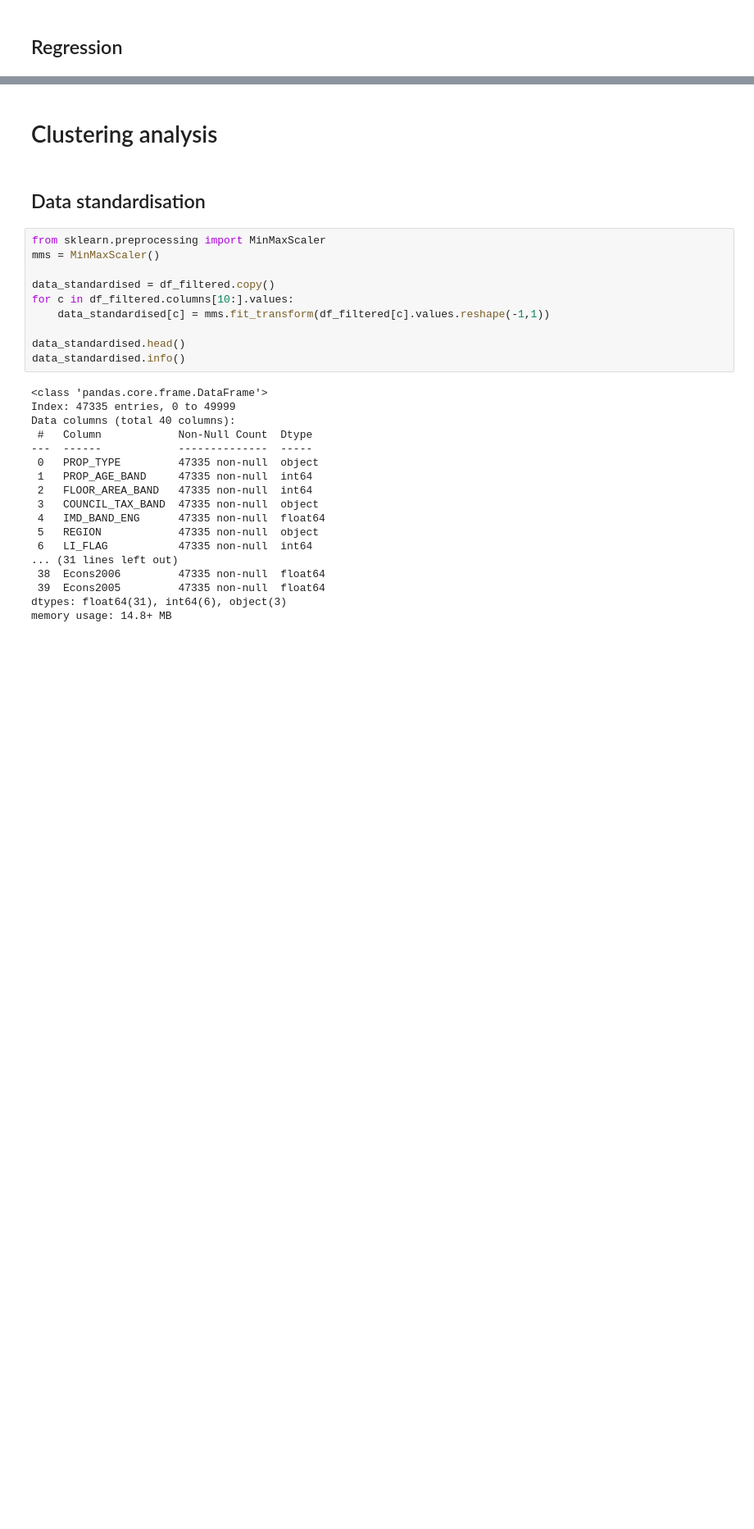
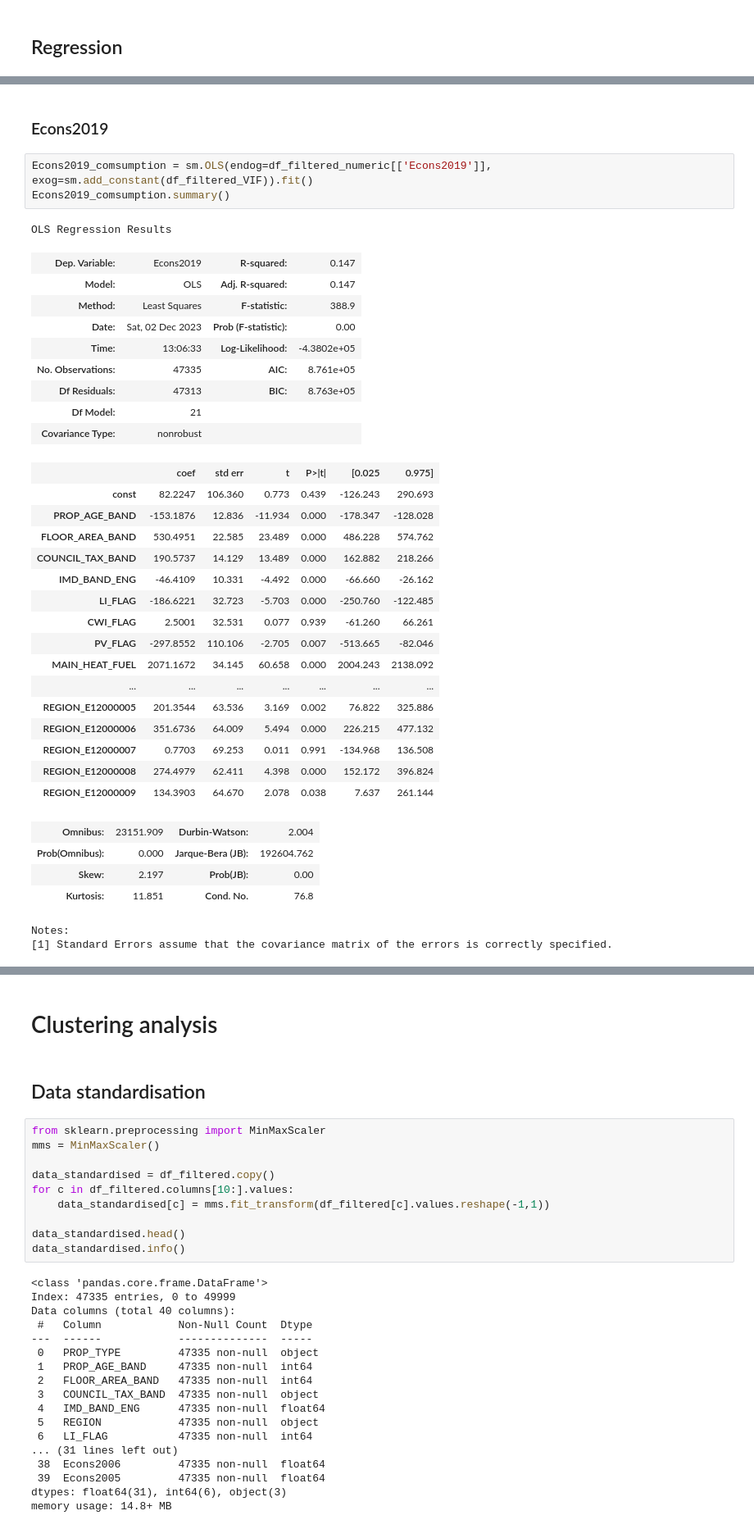
Before and after one commit to gordenleee/QM_Group_Work, a Jupyter notebook: group_assignment.ipynb, the cells around one changed output, grey strips where cells are left out. Shown at 82% size. Cells and saved outputs as stored; diff of their text form; blank space fills up the shorter version.

```diff
--- a/group_assignment.ipynb
+++ b/group_assignment.ipynb
@@ -321,0 +381,38 @@ Notes:
+# %% [markdown]
+### Econs2019
+# %%
+Econs2019_comsumption = sm.OLS(endog=df_filtered_numeric[['Econs2019']], exog=sm.add_constant(df_filtered_VIF)).fit()
+Econs2019_comsumption.summary()
+# %% [output]
+OLS Regression Results
+| Dep. Variable: | Econs2019 | R-squared: | 0.147 |
+| Model: | OLS | Adj. R-squared: | 0.147 |
+| Method: | Least Squares | F-statistic: | 388.9 |
+| Date: | Sat, 02 Dec 2023 | Prob (F-statistic): | 0.00 |
+| Time: | 13:06:33 | Log-Likelihood: | -4.3802e+05 |
+| No. Observations: | 47335 | AIC: | 8.761e+05 |
+| Df Residuals: | 47313 | BIC: | 8.763e+05 |
+| Df Model: | 21 |  |  |
+| Covariance Type: | nonrobust |  |  |
+|  | coef | std err | t | P>|t| | [0.025 | 0.975] |
+| const | 82.2247 | 106.360 | 0.773 | 0.439 | -126.243 | 290.693 |
+| PROP_AGE_BAND | -153.1876 | 12.836 | -11.934 | 0.000 | -178.347 | -128.028 |
+| FLOOR_AREA_BAND | 530.4951 | 22.585 | 23.489 | 0.000 | 486.228 | 574.762 |
+| COUNCIL_TAX_BAND | 190.5737 | 14.129 | 13.489 | 0.000 | 162.882 | 218.266 |
+| IMD_BAND_ENG | -46.4109 | 10.331 | -4.492 | 0.000 | -66.660 | -26.162 |
+| LI_FLAG | -186.6221 | 32.723 | -5.703 | 0.000 | -250.760 | -122.485 |
+| CWI_FLAG | 2.5001 | 32.531 | 0.077 | 0.939 | -61.260 | 66.261 |
+| PV_FLAG | -297.8552 | 110.106 | -2.705 | 0.007 | -513.665 | -82.046 |
+| MAIN_HEAT_FUEL | 2071.1672 | 34.145 | 60.658 | 0.000 | 2004.243 | 2138.092 |
+| ... | ... | ... | ... | ... | ... | ... |
+| REGION_E12000005 | 201.3544 | 63.536 | 3.169 | 0.002 | 76.822 | 325.886 |
+| REGION_E12000006 | 351.6736 | 64.009 | 5.494 | 0.000 | 226.215 | 477.132 |
+| REGION_E12000007 | 0.7703 | 69.253 | 0.011 | 0.991 | -134.968 | 136.508 |
+| REGION_E12000008 | 274.4979 | 62.411 | 4.398 | 0.000 | 152.172 | 396.824 |
+| REGION_E12000009 | 134.3903 | 64.670 | 2.078 | 0.038 | 7.637 | 261.144 |
+| Omnibus: | 23151.909 | Durbin-Watson: | 2.004 |
+| Prob(Omnibus): | 0.000 | Jarque-Bera (JB): | 192604.762 |
+| Skew: | 2.197 | Prob(JB): | 0.00 |
+| Kurtosis: | 11.851 | Cond. No. | 76.8 |
+Notes:
+[1] Standard Errors assume that the covariance matrix of the errors is correctly specified.
```
Also changed, not shown: parts of 18 cells of this notebook.
